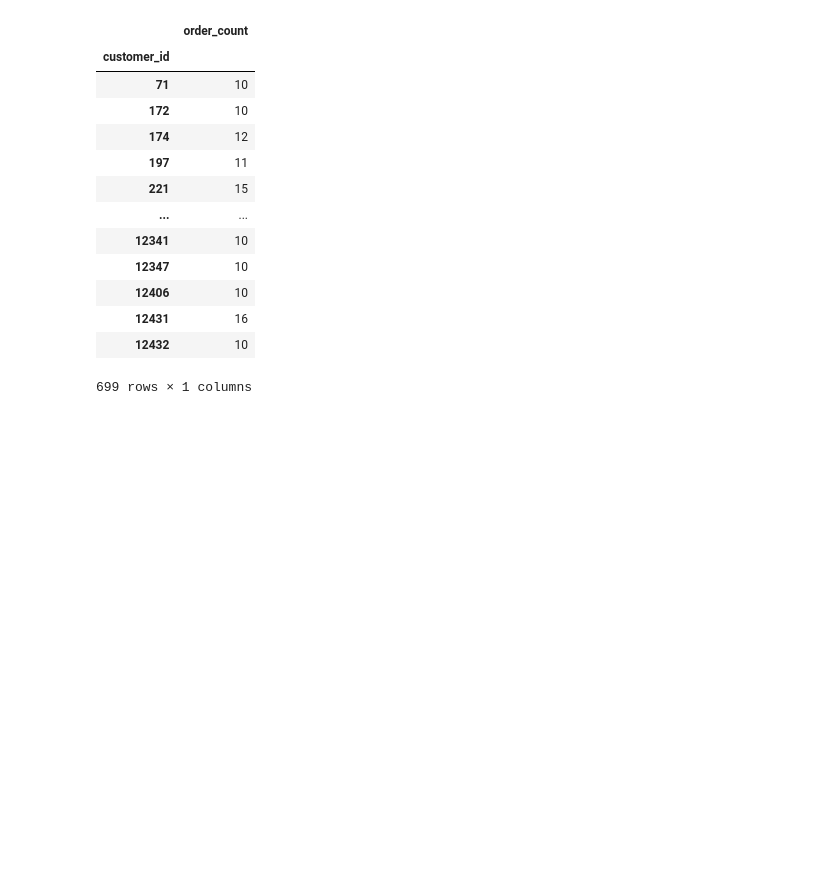
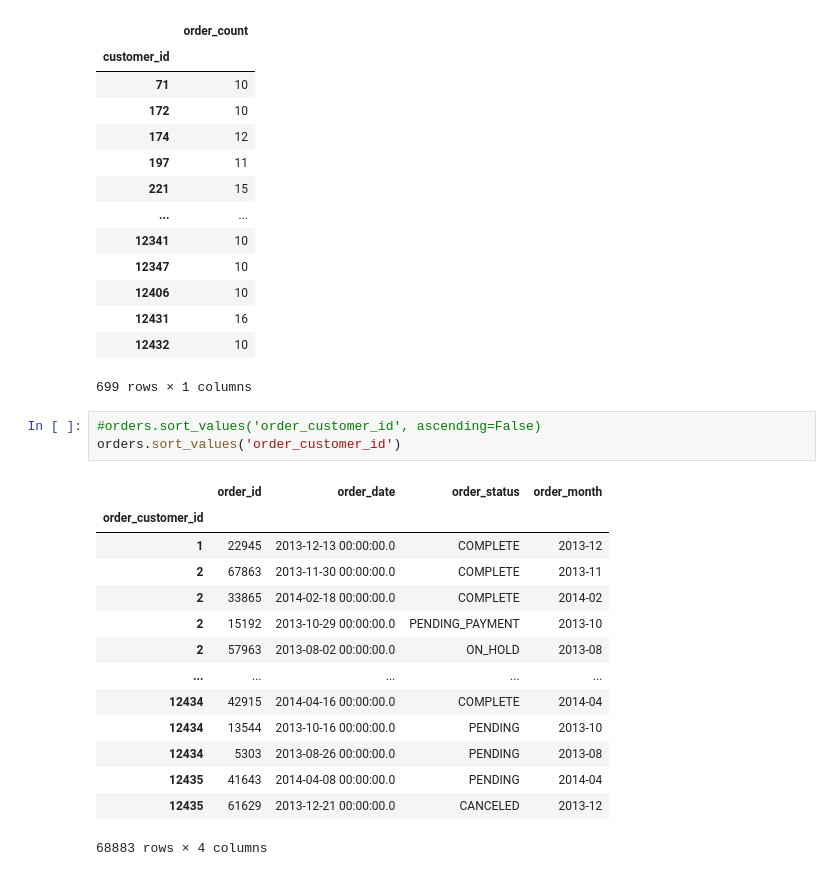
Before and after one commit to usamamirza1234/Pandas-For-Data-Processing, a Jupyter notebook: data_processing.ipynb, the cells around one changed output. Cells and saved outputs as stored; diff of their text form; blank space fills up the shorter version.

Commit message:
Composite Sorting Data in Pandas Dataframes

```diff
--- a/data_processing.ipynb
+++ b/data_processing.ipynb
@@ -303,3 +303,21 @@ customer_orders.reset_index(names='customer_id').groupby('customer_id')['custome
 | 12431 | 16 |
 | 12432 | 10 |
 699 rows × 1 columns
+# %%
+#orders.sort_values('order_customer_id', ascending=False)
+orders.sort_values('order_customer_id')
+# %% [output]
+|  | order_id | order_date | order_status | order_month |
+| order_customer_id |  |  |  |  |
+| 1 | 22945 | 2013-12-13 00:00:00.0 | COMPLETE | 2013-12 |
+| 2 | 67863 | 2013-11-30 00:00:00.0 | COMPLETE | 2013-11 |
+| 2 | 33865 | 2014-02-18 00:00:00.0 | COMPLETE | 2014-02 |
+| 2 | 15192 | 2013-10-29 00:00:00.0 | PENDING_PAYMENT | 2013-10 |
+| 2 | 57963 | 2013-08-02 00:00:00.0 | ON_HOLD | 2013-08 |
+| ... | ... | ... | ... | ... |
+| 12434 | 42915 | 2014-04-16 00:00:00.0 | COMPLETE | 2014-04 |
+| 12434 | 13544 | 2013-10-16 00:00:00.0 | PENDING | 2013-10 |
+| 12434 | 5303 | 2013-08-26 00:00:00.0 | PENDING | 2013-08 |
+| 12435 | 41643 | 2014-04-08 00:00:00.0 | PENDING | 2014-04 |
+| 12435 | 61629 | 2013-12-21 00:00:00.0 | CANCELED | 2013-12 |
+68883 rows × 4 columns
```
Also changed, not shown: parts of 4 cells of this notebook.
